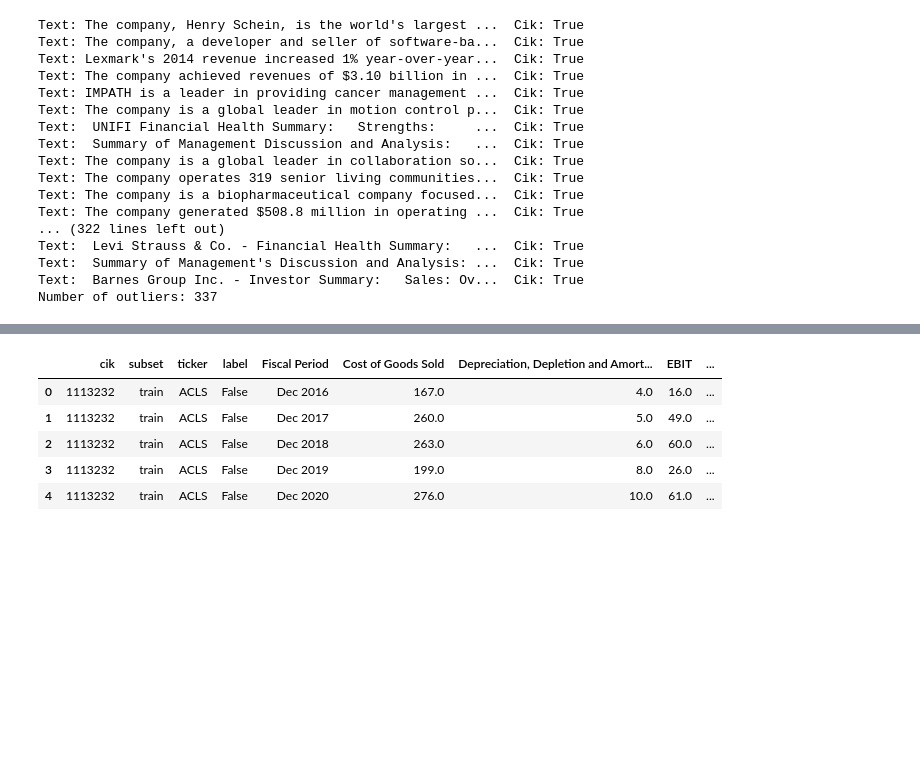
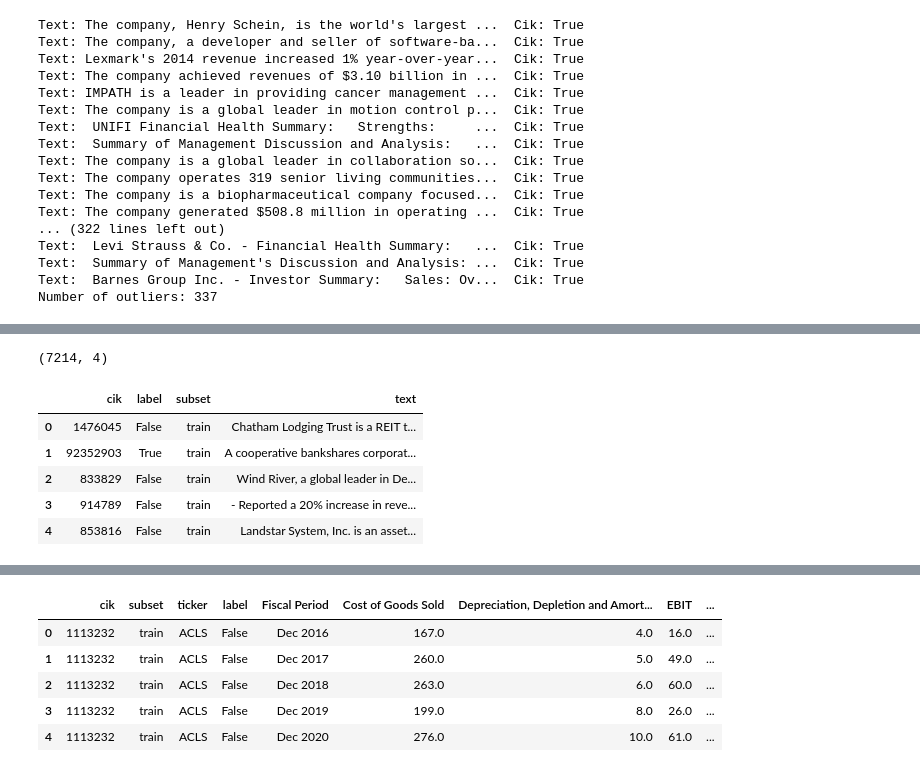
Before and after one commit to grepoz/bankruptcy-prophet, a Jupyter notebook: dataset/edgar-summary-generator.ipynb, the cells around one changed output, grey strips where cells are left out. Saved outputs shown, nothing was run; the diff lists cells and outputs as text; code cells hidden in the pictures; blank space fills up the shorter version.

```diff
--- a/dataset/edgar-summary-generator.ipynb
+++ b/dataset/edgar-summary-generator.ipynb
@@ -877,0 +764,14 @@ plt.hist(all_texts_total_keywords, bins=50)
+# %%
+# addition 12.09
+from tqdm import tqdm
+textual_dataset = pd.read_csv('textual_data_matched_split_version3.csv')
+print(textual_dataset.shape)
+textual_dataset.head()
+# %% [output]
+(7214, 4)
+|  | cik | label | subset | text |
+| 0 | 1476045 | False | train | Chatham Lodging Trust is a REIT t... |
+| 1 | 92352903 | True | train | A cooperative bankshares corporat... |
+| 2 | 833829 | False | train | Wind River, a global leader in De... |
+| 3 | 914789 | False | train | - Reported a 20% increase in reve... |
+| 4 | 853816 | False | train | Landstar System, Inc. is an asset... |
```
Also changed, not shown: parts of 21 cells of this notebook, 5 other files.
